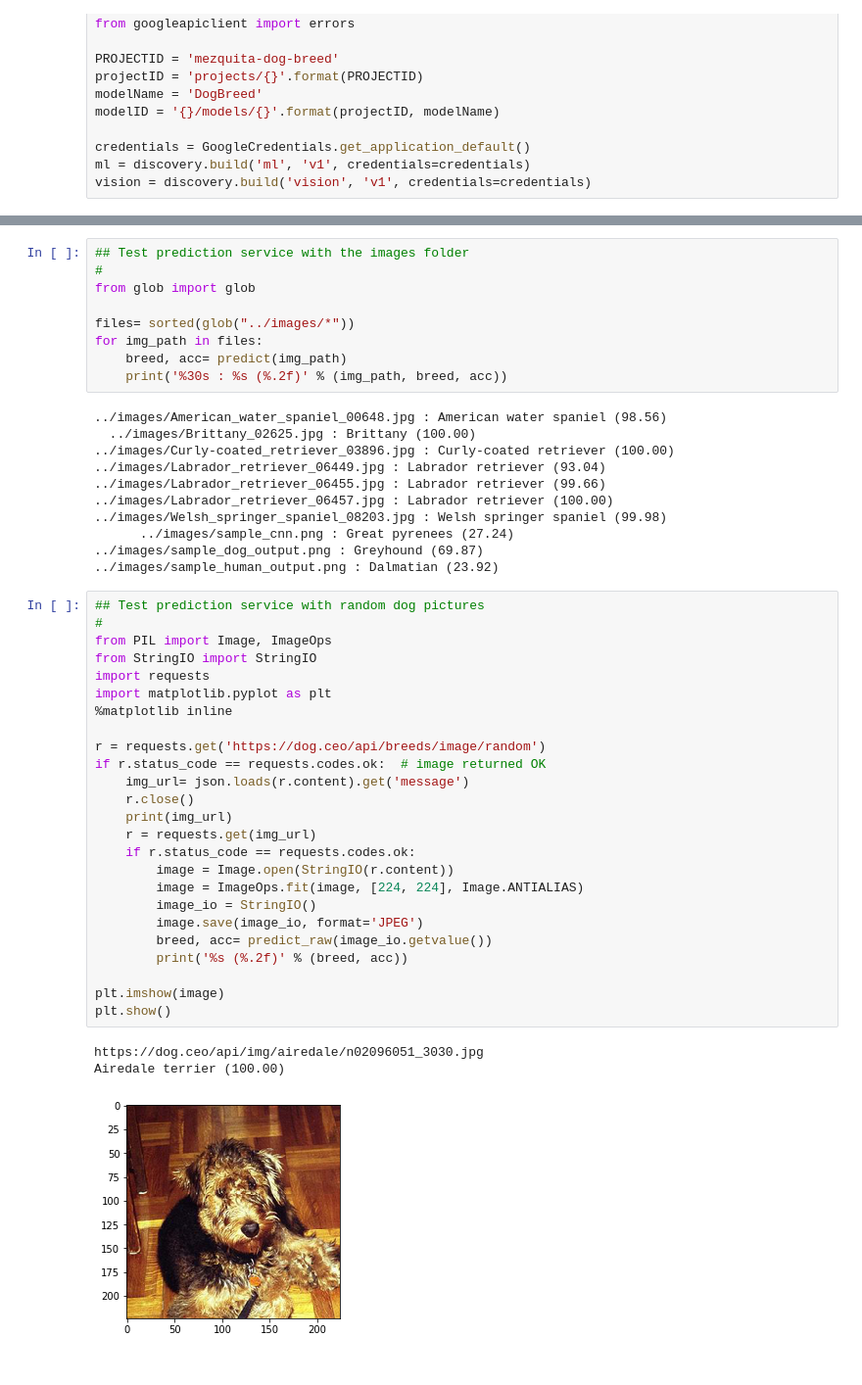
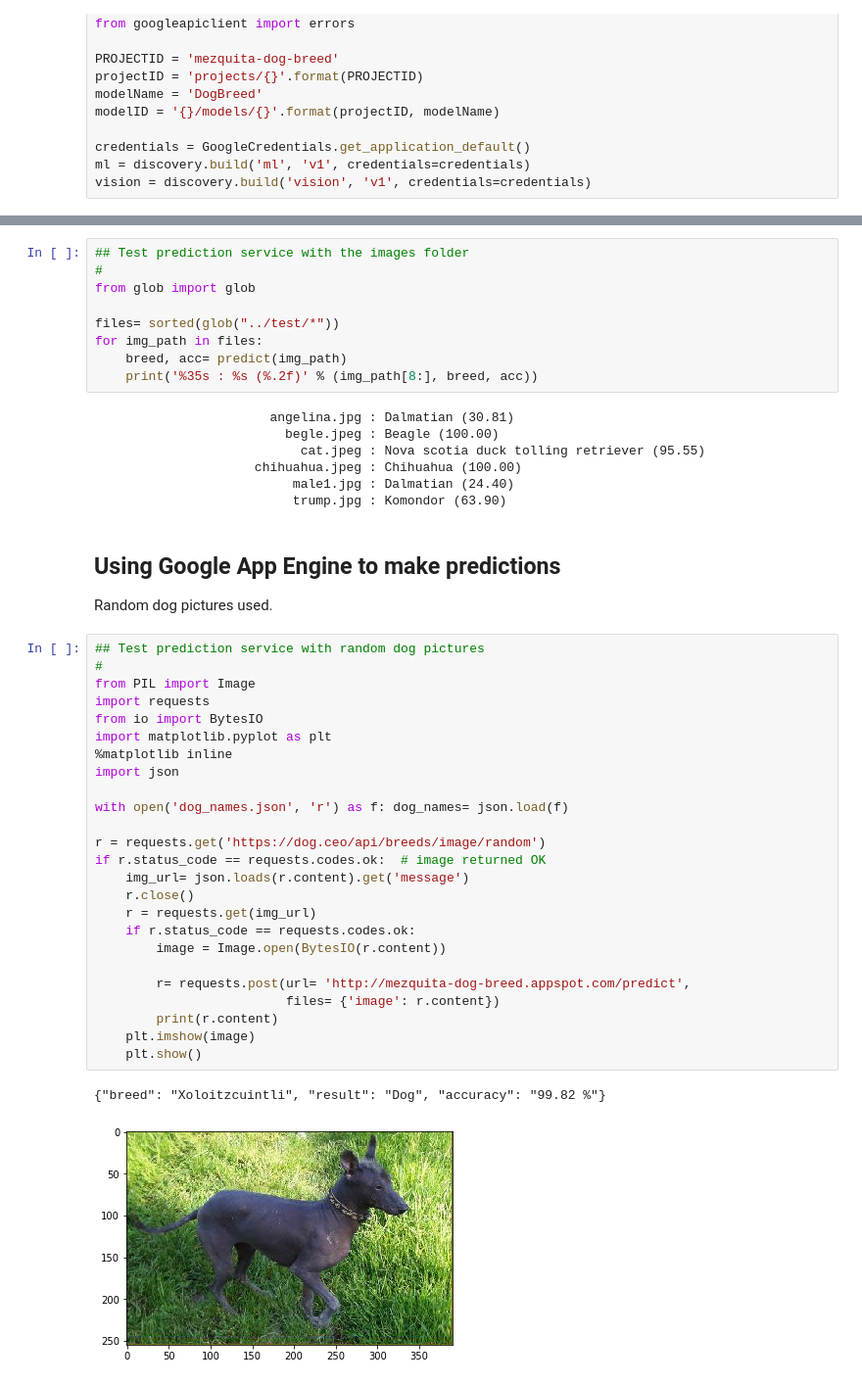
Before and after one commit to gregoriomezquita/dog-breed, a Jupyter notebook: cloud-ml/cloud-ml.ipynb, the cells around one changed output, grey strips where cells are left out. Shown at 98% size. Cells and saved outputs as stored; diff of their text form.

```diff
--- a/cloud-ml/cloud-ml.ipynb
+++ b/cloud-ml/cloud-ml.ipynb
@@ -175,47 +186,46 @@ dog_names= load_dog_names('../dog_names.json')
 #
 from glob import glob
 
-files= sorted(glob("../images/*"))
+files= sorted(glob("../test/*"))
 for img_path in files:
     breed, acc= predict(img_path)
-    print('%30s : %s (%.2f)' % (img_path, breed, acc))
+    print('%35s : %s (%.2f)' % (img_path[8:], breed, acc))
 # %% [output]
-../images/American_water_spaniel_00648.jpg : American water spaniel (98.56)
-  ../images/Brittany_02625.jpg : Brittany (100.00)
-../images/Curly-coated_retriever_03896.jpg : Curly-coated retriever (100.00)
-../images/Labrador_retriever_06449.jpg : Labrador retriever (93.04)
-../images/Labrador_retriever_06455.jpg : Labrador retriever (99.66)
-../images/Labrador_retriever_06457.jpg : Labrador retriever (100.00)
-../images/Welsh_springer_spaniel_08203.jpg : Welsh springer spaniel (99.98)
-      ../images/sample_cnn.png : Great pyrenees (27.24)
-../images/sample_dog_output.png : Greyhound (69.87)
-../images/sample_human_output.png : Dalmatian (23.92)
+                       angelina.jpg : Dalmatian (30.81)
+                         begle.jpeg : Beagle (100.00)
+                           cat.jpeg : Nova scotia duck tolling retriever (95.55)
+                     chihuahua.jpeg : Chihuahua (100.00)
+                          male1.jpg : Dalmatian (24.40)
+                          trump.jpg : Komondor (63.90)
+# %% [markdown]
+## Using Google App Engine to make predictions
+
+Random dog pictures used.
 # %%
 ## Test prediction service with random dog pictures
 #
-from PIL import Image, ImageOps
-from StringIO import StringIO
+from PIL import Image
 import requests
+from io import BytesIO
 import matplotlib.pyplot as plt
 %matplotlib inline
+import json
+
+with open('dog_names.json', 'r') as f: dog_names= json.load(f)
 
 r = requests.get('https://dog.ceo/api/breeds/image/random')
 if r.status_code == requests.codes.ok:  # image returned OK
     img_url= json.loads(r.content).get('message')
     r.close()
-    print(img_url)
     r = requests.get(img_url)
     if r.status_code == requests.codes.ok:
-        image = Image.open(StringIO(r.content))
-        image = ImageOps.fit(image, [224, 224], Image.ANTIALIAS)
-        image_io = StringIO()
-        image.save(image_io, format='JPEG')
-        breed, acc= predict_raw(image_io.getvalue())
-        print('%s (%.2f)' % (breed, acc))
+        image = Image.open(BytesIO(r.content))
 
-plt.imshow(image)
-plt.show()
+        r= requests.post(url= 'http://mezquita-dog-breed.appspot.com/predict',
+                         files= {'image': r.content})
+        print(r.content)
+    plt.imshow(image)
+    plt.show()
 # %% [output]
-https://dog.ceo/api/img/airedale/n02096051_3030.jpg
-Airedale terrier (100.00)
+{"breed": "Xoloitzcuintli", "result": "Dog", "accuracy": "99.82 %"}
-[figure, old version]
+[figure, new version]
```
Also changed, not shown: parts of 17 cells of this notebook, 1 other file.
